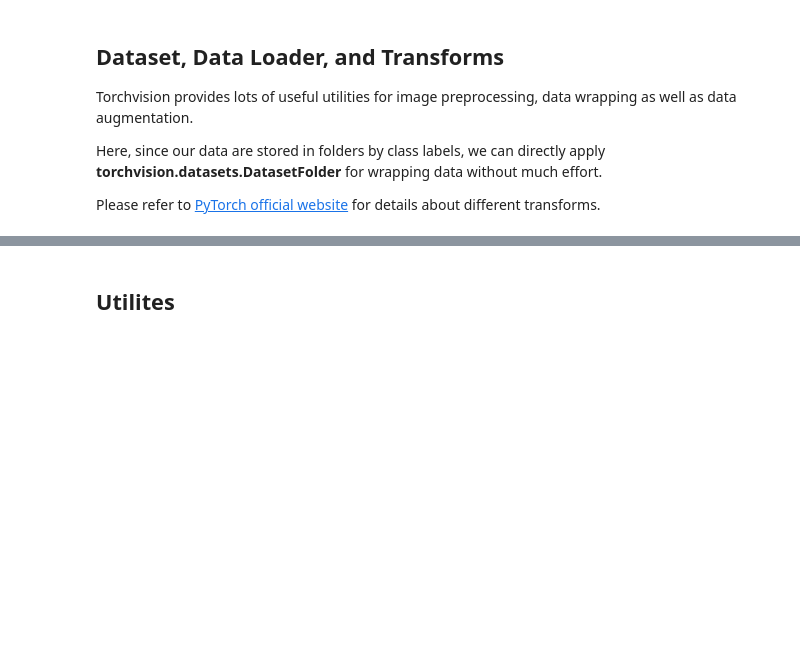
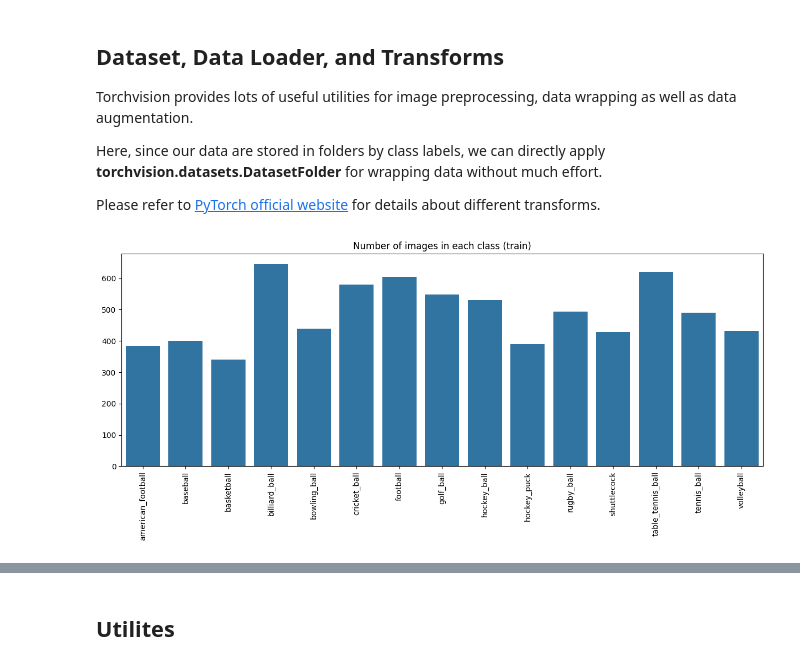
Before and after one commit to lucas6028/machine-learning, a Jupyter notebook: CNN/sports_balls.ipynb, the cells around one changed output, grey strips where cells are left out. Saved outputs shown, nothing was run; the diff lists cells and outputs as text; code cells hidden in the pictures; blank space fills up the shorter version.

```diff
--- a/CNN/sports_balls.ipynb
+++ b/CNN/sports_balls.ipynb
@@ -91 +94,20 @@ valid_loader = DataLoader(valid_set, batch_size=batch_size, shuffle=True, num_wo
 test_loader = DataLoader(test_set, batch_size=batch_size, shuffle=False)
+# %%
+classes = []
+num_imgs = []
+train_path = path + "/train"
+train_folders = sorted(glob(train_path + '/*'))
+for path in train_folders:
+    class_name = path.split('/')[-1]
+    classes.append(class_name)
+
+    num = len(glob(path+'/*'))
+    num_imgs.append(num)
+
+plt.figure(figsize=(15,5))
+sns.barplot(x=classes, y=num_imgs)
+plt.title('Number of images in each class (train)')
+plt.xticks(rotation=90)
+plt.show()
+# %% [output]
+[figure, added]
```
Also changed, not shown: parts of 14 cells of this notebook.
